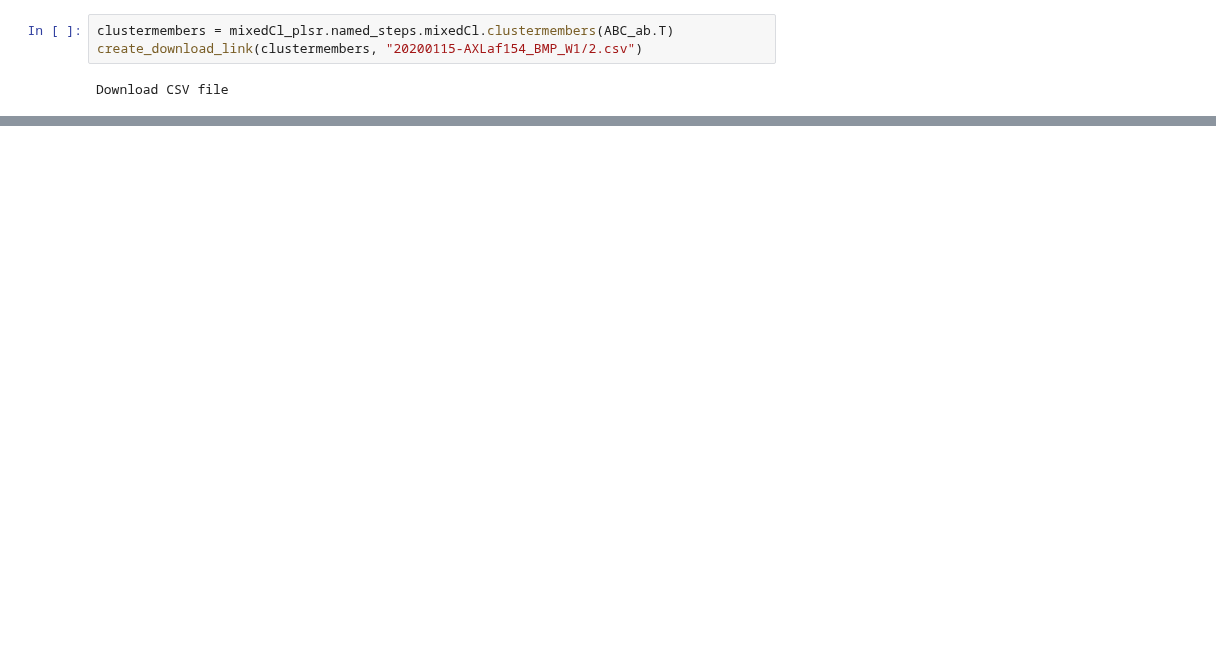
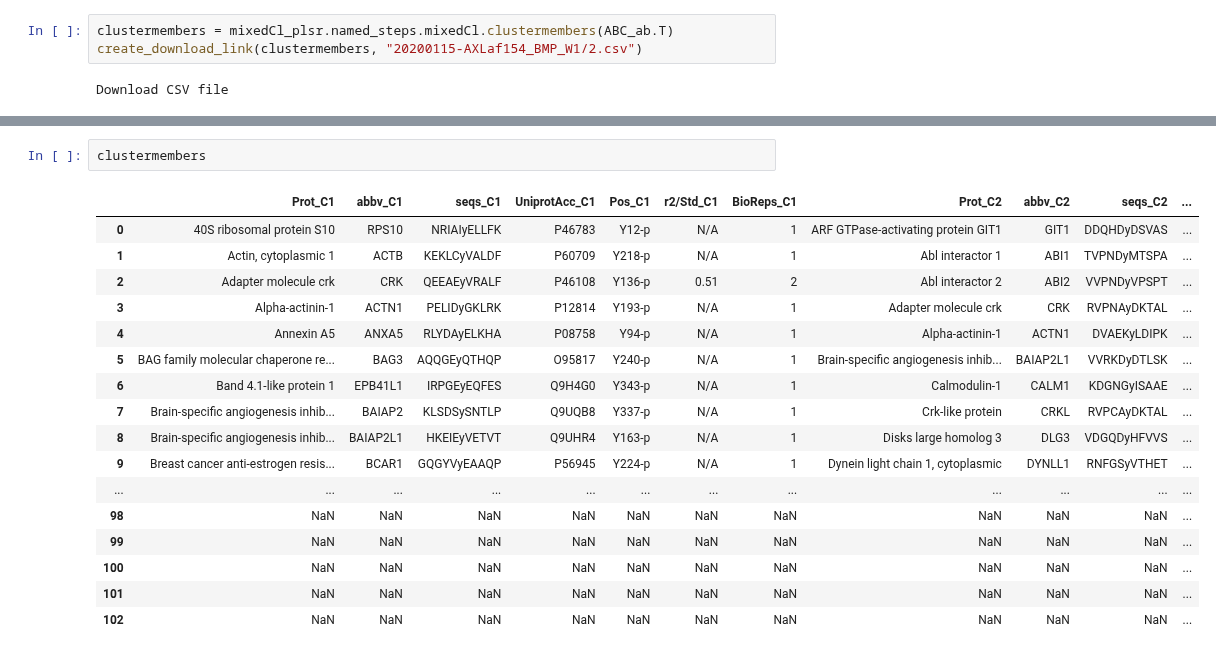
Before and after one commit to meyer-lab/DDMC, a Jupyter notebook: Fig2-AXLmutantsRegression_AF154.ipynb, the cells around one changed output, grey strips where cells are left out. Saved outputs shown, nothing was run; the diff lists cells and outputs as text; blank space fills up the shorter version.

```diff
--- a/Fig2-AXLmutantsRegression_AF154.ipynb
+++ b/Fig2-AXLmutantsRegression_AF154.ipynb
@@ -163,0 +166,20 @@ plotclusteraverages(ax, centers_ab.T, treatments_ab)
+# %%
+clustermembers
+# %% [output]
+|  | Prot_C1 | abbv_C1 | seqs_C1 | UniprotAcc_C1 | Pos_C1 | r2/Std_C1 | BioReps_C1 | Prot_C2 | abbv_C2 | seqs_C2 | ... |
+| 0 | 40S ribosomal protein S10 | RPS10 | NRIAIyELLFK | P46783 | Y12-p | N/A | 1 | ARF GTPase-activating protein GIT1 | GIT1 | DDQHDyDSVAS | ... |
+| 1 | Actin, cytoplasmic 1 | ACTB | KEKLCyVALDF | P60709 | Y218-p | N/A | 1 | Abl interactor 1 | ABI1 | TVPNDyMTSPA | ... |
+| 2 | Adapter molecule crk | CRK | QEEAEyVRALF | P46108 | Y136-p | 0.51 | 2 | Abl interactor 2 | ABI2 | VVPNDyVPSPT | ... |
+| 3 | Alpha-actinin-1 | ACTN1 | PELIDyGKLRK | P12814 | Y193-p | N/A | 1 | Adapter molecule crk | CRK | RVPNAyDKTAL | ... |
+| 4 | Annexin A5 | ANXA5 | RLYDAyELKHA | P08758 | Y94-p | N/A | 1 | Alpha-actinin-1 | ACTN1 | DVAEKyLDIPK | ... |
+| 5 | BAG family molecular chaperone re... | BAG3 | AQQGEyQTHQP | O95817 | Y240-p | N/A | 1 | Brain-specific angiogenesis inhib... | BAIAP2L1 | VVRKDyDTLSK | ... |
+| 6 | Band 4.1-like protein 1 | EPB41L1 | IRPGEyEQFES | Q9H4G0 | Y343-p | N/A | 1 | Calmodulin-1 | CALM1 | KDGNGyISAAE | ... |
+| 7 | Brain-specific angiogenesis inhib... | BAIAP2 | KLSDSySNTLP | Q9UQB8 | Y337-p | N/A | 1 | Crk-like protein | CRKL | RVPCAyDKTAL | ... |
+| 8 | Brain-specific angiogenesis inhib... | BAIAP2L1 | HKEIEyVETVT | Q9UHR4 | Y163-p | N/A | 1 | Disks large homolog 3 | DLG3 | VDGQDyHFVVS | ... |
+| 9 | Breast cancer anti-estrogen resis... | BCAR1 | GQGYVyEAAQP | P56945 | Y224-p | N/A | 1 | Dynein light chain 1, cytoplasmic | DYNLL1 | RNFGSyVTHET | ... |
+| ... | ... | ... | ... | ... | ... | ... | ... | ... | ... | ... | ... |
+| 98 | NaN | NaN | NaN | NaN | NaN | NaN | NaN | NaN | NaN | NaN | ... |
+| 99 | NaN | NaN | NaN | NaN | NaN | NaN | NaN | NaN | NaN | NaN | ... |
+| 100 | NaN | NaN | NaN | NaN | NaN | NaN | NaN | NaN | NaN | NaN | ... |
+| 101 | NaN | NaN | NaN | NaN | NaN | NaN | NaN | NaN | NaN | NaN | ... |
+| 102 | NaN | NaN | NaN | NaN | NaN | NaN | NaN | NaN | NaN | NaN | ... |
```
Also changed, not shown: parts of 7 cells of this notebook, 1 other file.
